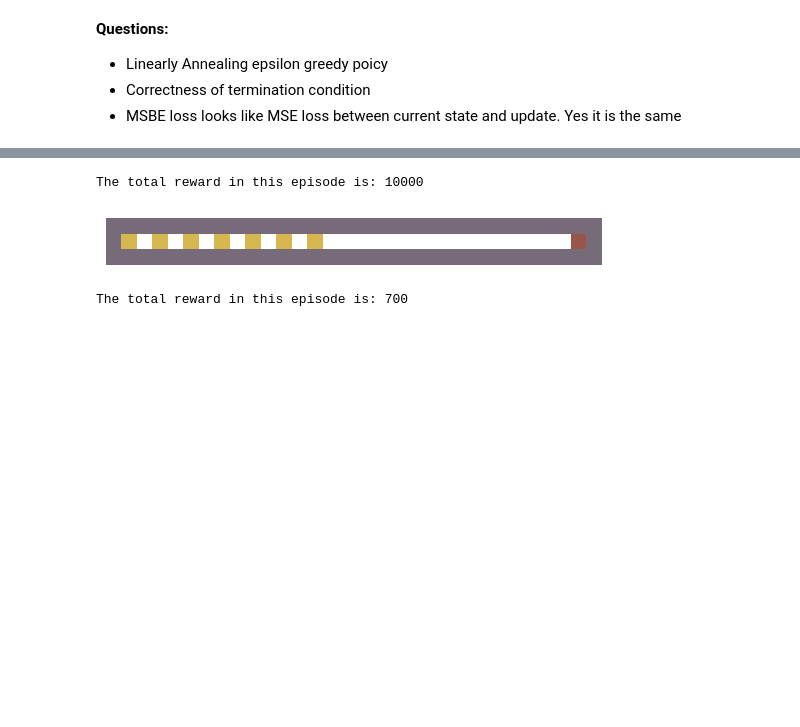
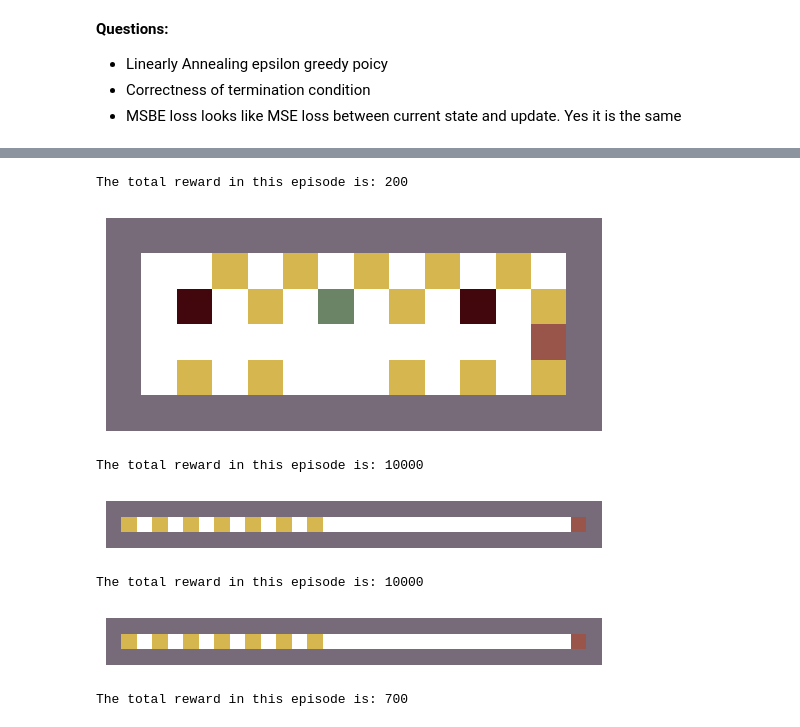
Before and after one commit to ahmedtarek-/Deep-Q-Learning, a Jupyter notebook: deep_q_learning_arina.ipynb, the cells around one changed output, grey strips where cells are left out. Cells and saved outputs as stored; diff of their text form; code cells hidden in the pictures; blank space fills up the shorter version.

Commit message:
gave epsilon more exploration, which improved linear track but now 2d track starts in a very weird position! Evaluation is WIP

```diff
--- a/deep_q_learning_arina.ipynb
+++ b/deep_q_learning_arina.ipynb
@@ -478,4 +572,13 @@ def load_model_env(env, path_to_model):
     m_load.load_state_dict(torch.load(path_to_model))
 
     return m_load
+# %%
+env_linear = gym.make("LinearTrack-v0")
+env_2d = gym.make("DeadlyGrid-v0")
+
+no_exp_replay = load_model_env(env_linear, "models/vanilla_linear_track_no_exp_replay.pt")
+
+with_exp_replay = load_model_env(env_linear, "models/vanilla_linear_track_with_exp_replay.pt")
+
+with_exp_replay_2d = load_model_env(env_2d, "models/2d_track_with_exp_replay.pt")
 # %%
@@ -506,4 +607,10 @@ def run_trained_model_visual(env, model, num_steps = 20):
             break
 
     print(f"The total reward in this episode is: {rew_total}")
+# %%
+# TODO: WHY THE FUCK IT STARTS IN THE MIDDLE OF THE GRID???????
+run_trained_model_visual(env_2d, with_exp_replay_2d)
+# %% [output]
+The total reward in this episode is: 200
+[figure, added]
 # %%
@@ -511,4 +618,9 @@ run_trained_model_visual(env, no_exp_replay)
 # %% [output]
 The total reward in this episode is: 10000
 [figure]
+# %%
+run_trained_model_visual(env_linear, with_exp_replay)
+# %% [output]
+The total reward in this episode is: 10000
+[figure, added]
 # %%
```
Also changed, not shown: parts of 14 cells of this notebook.
